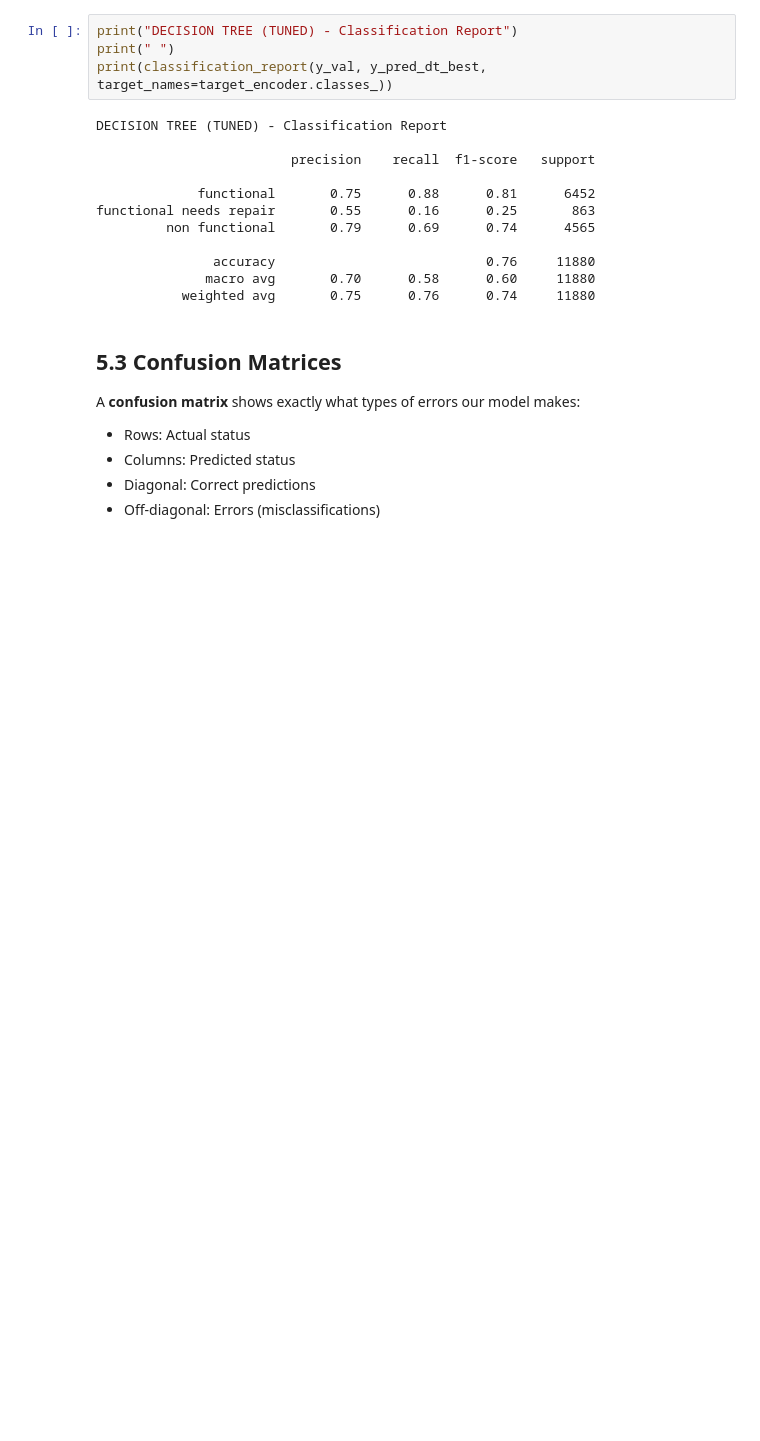
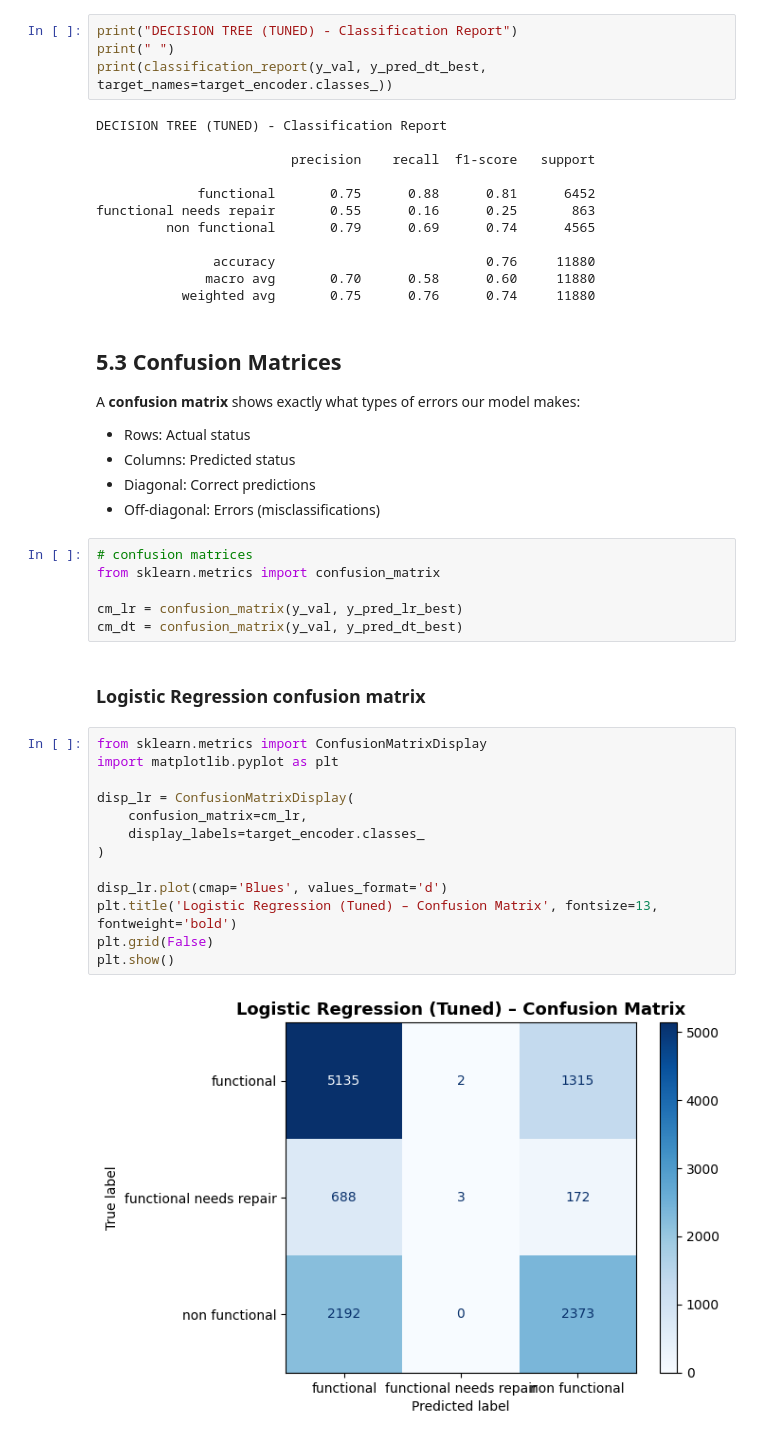
Before and after one commit to Kaks753/Tanzanian-Water-Wells, a Jupyter notebook: Tz_water_wells.ipynb, the cells around one changed output. Drawn from its saved outputs; the diff is of its cells as text; blank space fills up the shorter version.

Commit message:
confusion matrices

```diff
--- a/Tz_water_wells.ipynb
+++ b/Tz_water_wells.ipynb
@@ -1006,3 +1006,26 @@ A **confusion matrix** shows exactly what types of errors our model makes:
 - Columns: Predicted status
 - Diagonal: Correct predictions
 - Off-diagonal: Errors (misclassifications)
+# %%
+# confusion matrices
+from sklearn.metrics import confusion_matrix
+
+cm_lr = confusion_matrix(y_val, y_pred_lr_best)
+cm_dt = confusion_matrix(y_val, y_pred_dt_best)
+# %% [markdown]
+### Logistic Regression confusion matrix
+# %%
+from sklearn.metrics import ConfusionMatrixDisplay
+import matplotlib.pyplot as plt
+
+disp_lr = ConfusionMatrixDisplay(
+    confusion_matrix=cm_lr,
+    display_labels=target_encoder.classes_
+)
+
+disp_lr.plot(cmap='Blues', values_format='d')
+plt.title('Logistic Regression (Tuned) – Confusion Matrix', fontsize=13, fontweight='bold')
+plt.grid(False)
+plt.show()
+# %% [output]
+[figure, added]
```
Also changed, not shown: parts of 2 cells of this notebook.
